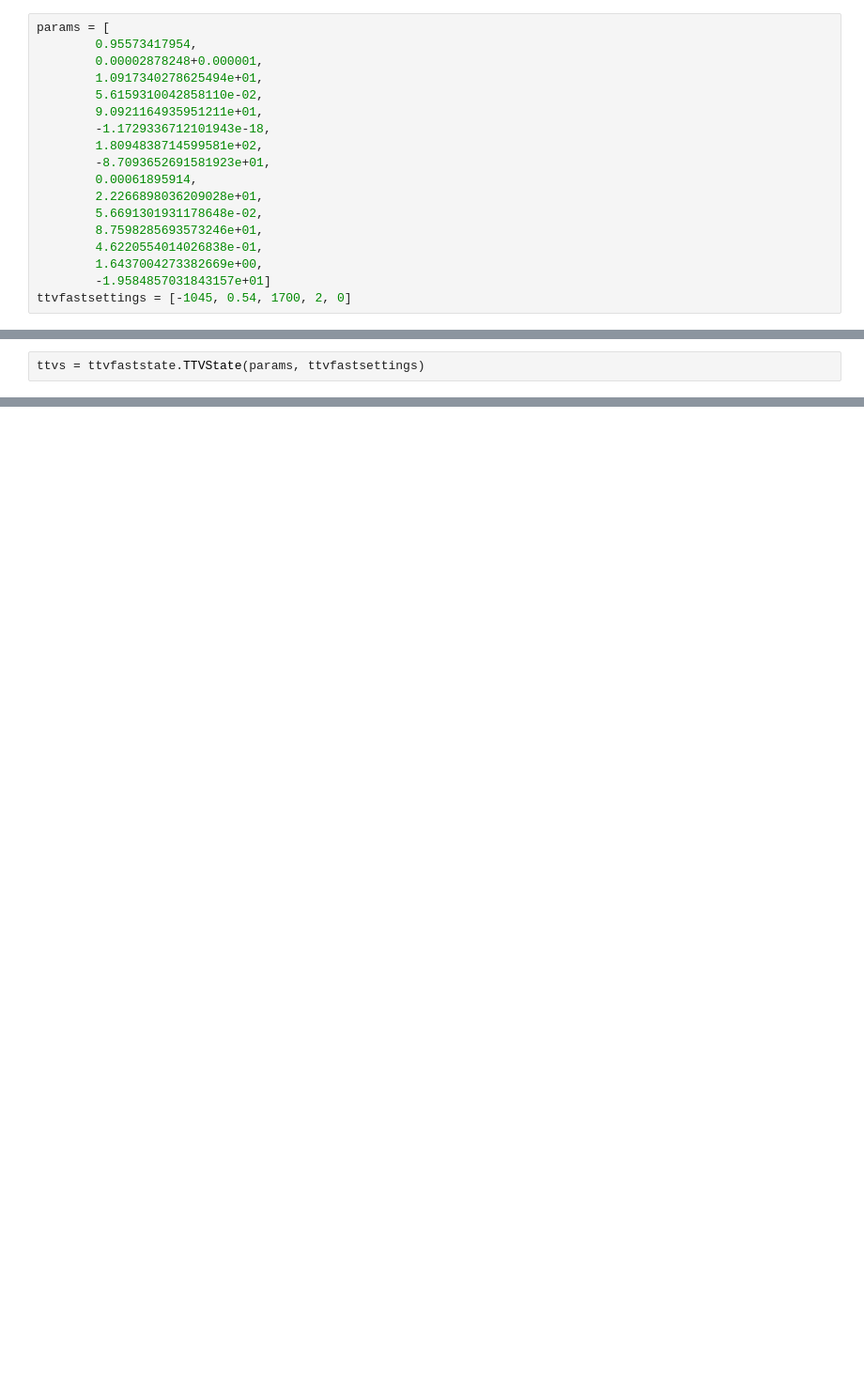
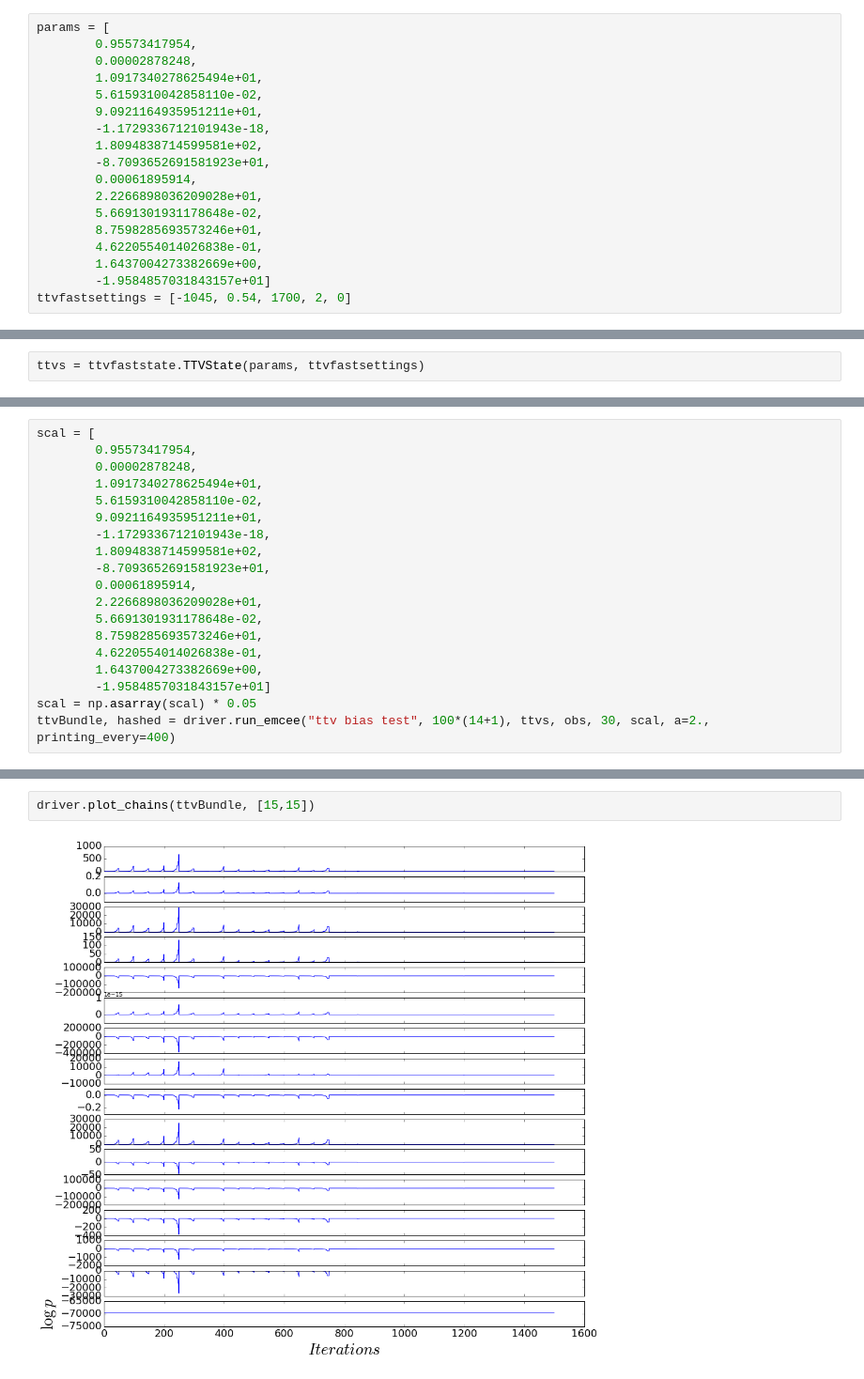
Before and after one commit to afcarl/ttv-masstest, a Jupyter notebook: TTV - mass bias testing.ipynb, the cells around one changed output, grey strips where cells are left out. Shown at 94% size. Saved outputs shown, nothing was run; the diff lists cells and outputs as text; blank space fills up the shorter version.

Commit message:
trying to get emcee to work properly

```diff
--- a/TTV - mass bias testing.ipynb
+++ b/TTV - mass bias testing.ipynb
@@ -10,7 +13,7 @@ reload(ttvfaststate)
 # %%
 params = [
         0.95573417954,
-        0.00002878248+0.000001,
+        0.00002878248,
         1.0917340278625494e+01,
         5.6159310042858110e-02,
         9.0921164935951211e+01,
@@ -46,0 +57,19 @@ ttvs.get_chi2(obs)
+# %%
+scal = [
+        0.95573417954,
+        0.00002878248,
+        1.0917340278625494e+01,
+        5.6159310042858110e-02,
+        9.0921164935951211e+01,
+        -1.1729336712101943e-18,
+        1.8094838714599581e+02,
+        -8.7093652691581923e+01,
+        0.00061895914,
+        2.2266898036209028e+01,
+        5.6691301931178648e-02,
+        8.7598285693573246e+01,
+        4.6220554014026838e-01,
+        1.6437004273382669e+00,
+        -1.9584857031843157e+01]
+scal = np.asarray(scal) * 0.05
+ttvBundle, hashed = driver.run_emcee("ttv bias test", 100*(14+1), ttvs, obs, 30, scal, a=2., printing_every=400)
@@ -46,0 +94,4 @@ ttvs.get_chi2(obs)
+# %%
+driver.plot_chains(ttvBundle, [15,15])
+# %% [output]
+[figure, added]
```
Also changed, not shown: parts of 8 cells of this notebook, 7 other files.
